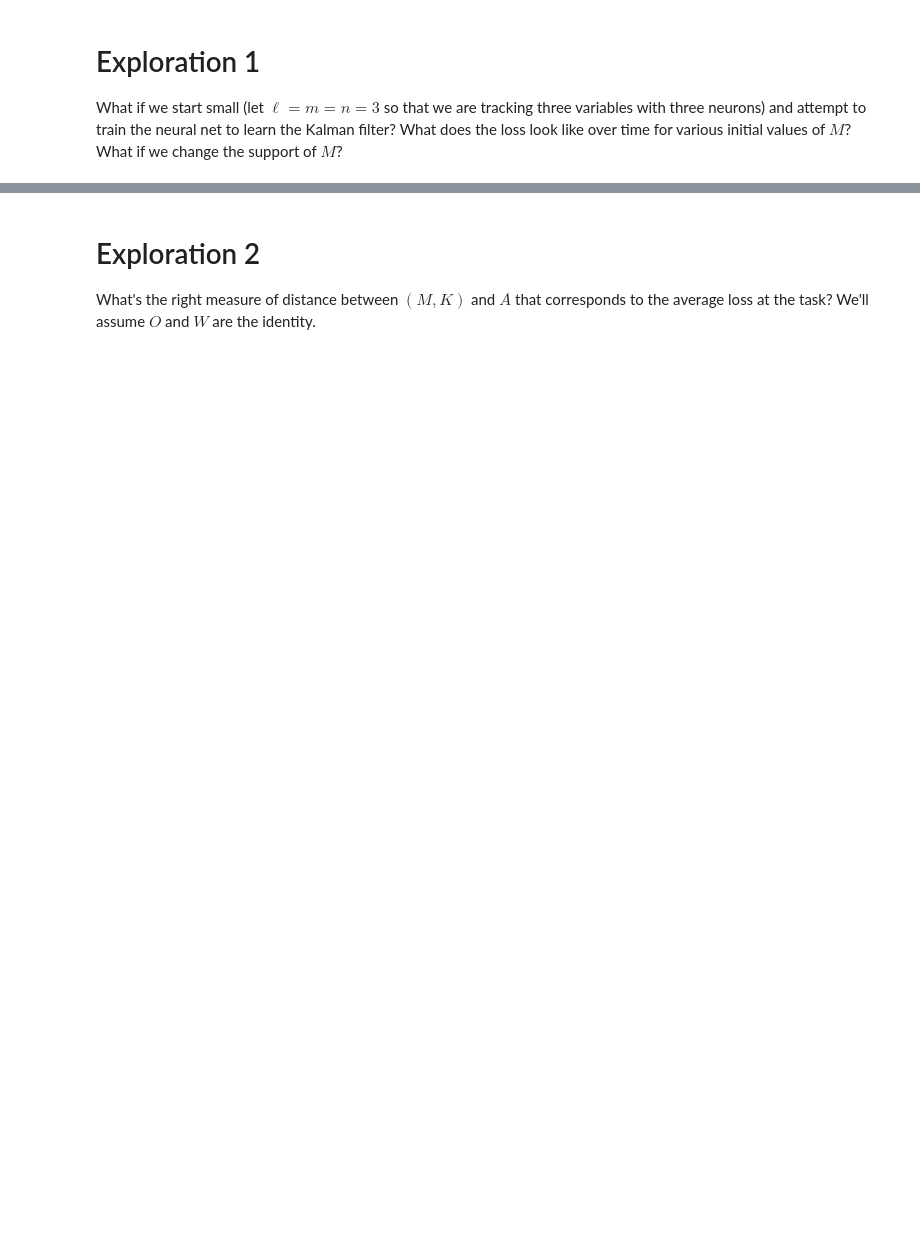
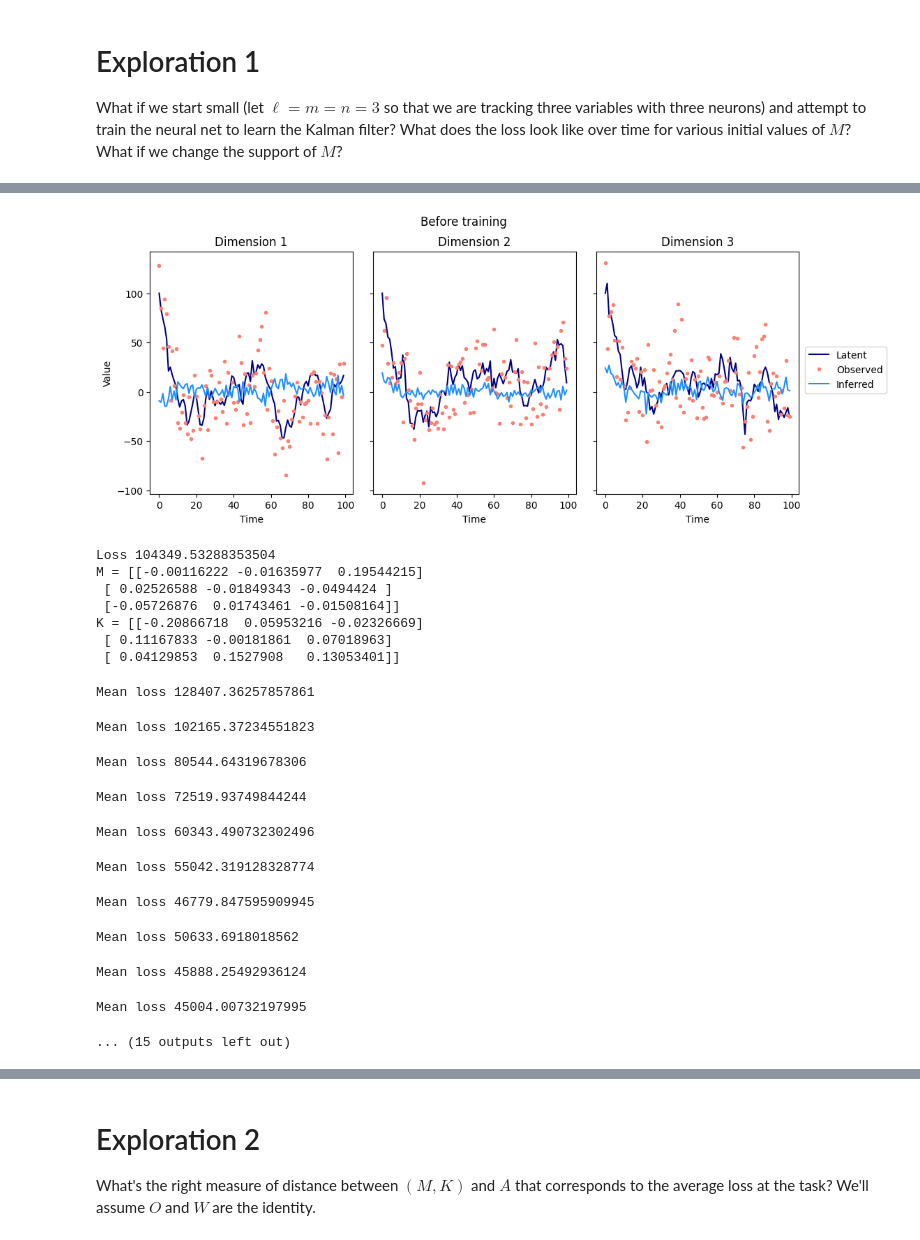
Before and after one commit to Kroiririoroirkk/cmu-project, a Jupyter notebook: LDS_exploration.ipynb, the cells around one changed output, grey strips where cells are left out. Drawn from its saved outputs; the diff is of its cells as text; code cells hidden in the pictures; blank space fills up the shorter version.

```diff
--- a/LDS_exploration.ipynb
+++ b/LDS_exploration.ipynb
@@ -96,35 +87,55 @@ def test_M_landscape():
 # %%
 # What happens when we train the neural net on this task?
 def compare_nn_kalman():
-    nn = NeuralNet(0.1*mk_rand_matrix(rng), 0.1*mk_rand_matrix(rng), np.eye(3), x0)
-    ts, xs, ys = simulate_hm_process(rng, n, m, A, x0, Sigma_process, O, Sigma_obs, num_steps)
+    nn = NeuralNet(0.1*mk_rand_matrix(rng), 0.1*mk_rand_matrix(rng), np.eye(3), proc.x0)
+    ts, xs, ys = proc.simulate()
 
     _, xhats = nn.forward(ys)
     plot_hm_process('Before training', ts, xs, ys, xhats)
     print('Loss', calc_loss(xhats, xs))
     print('M =', nn.M)
     print('K =', nn.K)
 
-    losses = nn.train(np.array([1e-6]*20), 40, rng, n, m, A, x0, Sigma_process, O, Sigma_obs, num_steps)
+    losses = nn.train(np.array([1e-6]*10), 40, proc)
     plt.plot(losses)
     plt.xlabel('Epoch')
     plt.ylabel('Mean loss')
     plt.show()
 
     _, xhats = nn.forward(ys)
     plot_hm_process('After training', ts, xs, ys, xhats)
     print('Loss', calc_loss(xhats, xs))
     print('M =', nn.M)
     print('K =', nn.K)
 
     # How does it compare to a Kalman filter?
-    xhats, _, K_infty = steady_state_kalman_infer(n, m, A, Sigma_process, O, Sigma_obs, ys)
+    xhats = kf.infer(ys)
     plot_hm_process('Kalman filter', ts, xs, ys, xhats)
     print('Loss', calc_loss(xhats, xs))
-    print('M =', A - K_infty@O@A)
-    print('K =', K_infty)
+    print('M =', kf.M_infty)
+    print('K =', kf.K_infty)
 
 #compare_nn_kalman()
+# %% [output]
+[figure, added]
+Loss 104349.53288353504
+M = [[-0.00116222 -0.01635977  0.19544215]
+ [ 0.02526588 -0.01849343 -0.0494424 ]
+ [-0.05726876  0.01743461 -0.01508164]]
+K = [[-0.20866718  0.05953216 -0.02326669]
+ [ 0.11167833 -0.00181861  0.07018963]
+ [ 0.04129853  0.1527908   0.13053401]]
+Mean loss 128407.36257857861
+Mean loss 102165.37234551823
+Mean loss 80544.64319678306
+Mean loss 72519.93749844244
+Mean loss 60343.490732302496
+Mean loss 55042.319128328774
+Mean loss 46779.847595909945
+Mean loss 50633.6918018562
+Mean loss 45888.25492936124
+Mean loss 45004.00732197995
+... (15 outputs left out)
 # %%
 def mk_rand_mask(num_neurons=3):
     return np.random.randint(0,2,size=(num_neurons,num_neurons))
```
Also changed, not shown: parts of 15 cells of this notebook, 3 other files.
